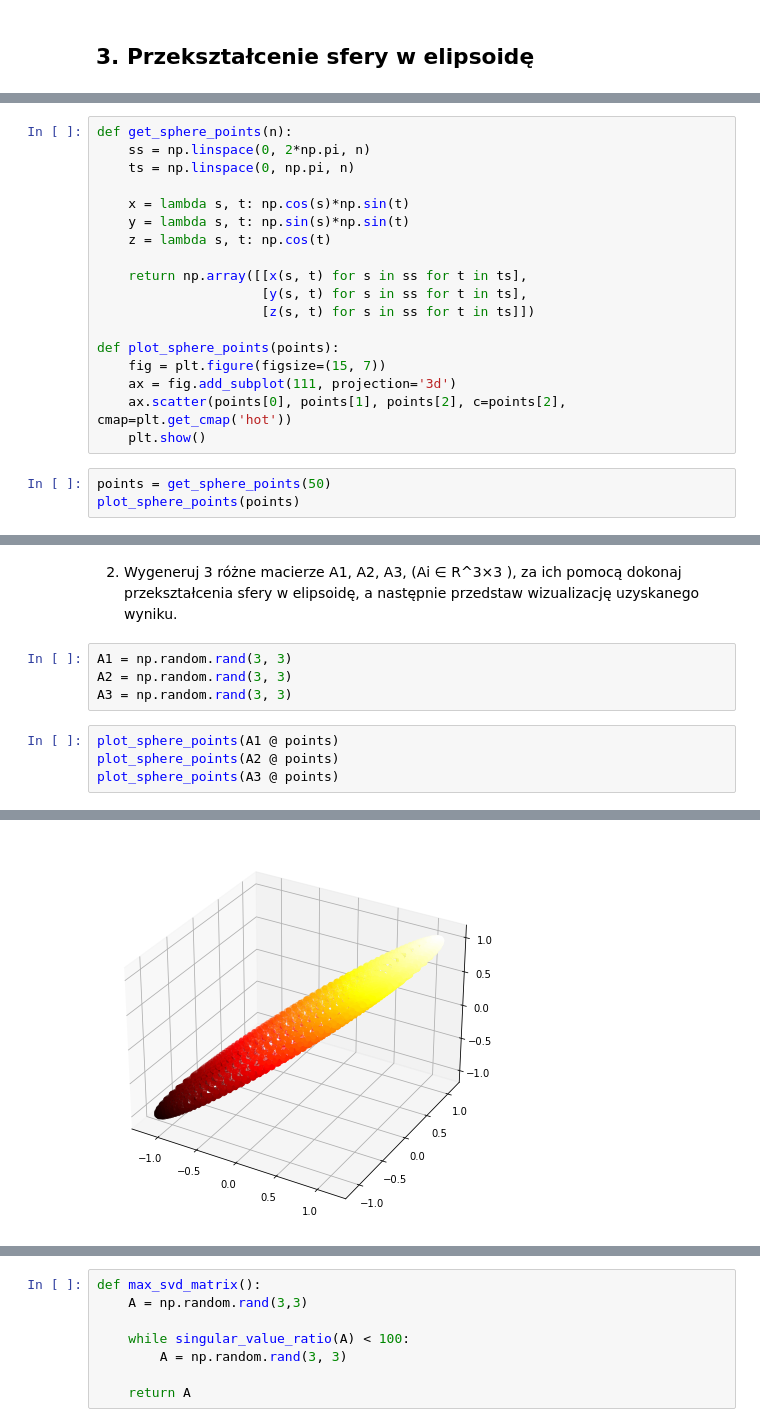
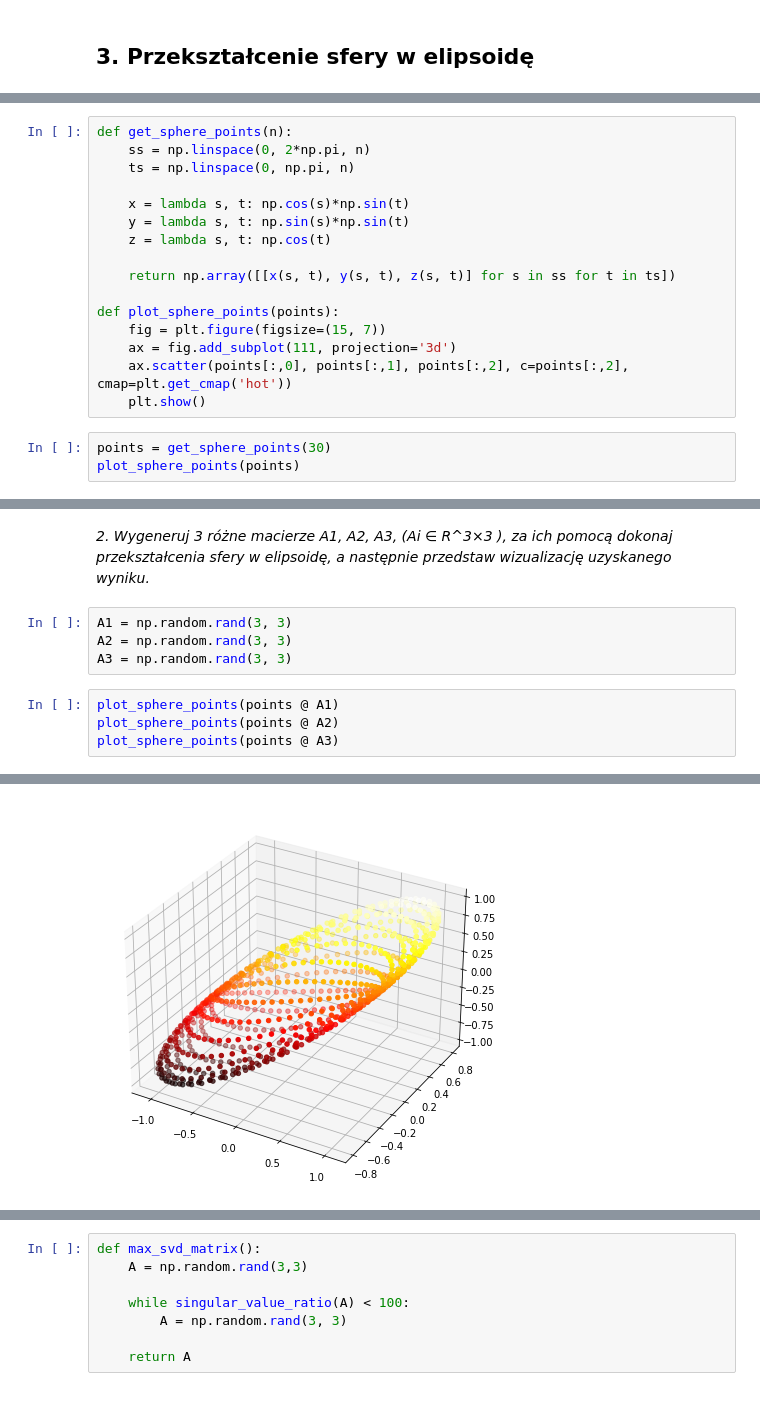
Before and after one commit to mhawryluk/mownit, a Jupyter notebook: lab6/lab6.ipynb, the cells around one changed output, grey strips where cells are left out. Drawn from its saved outputs; the diff is of its cells as text.

```diff
--- a/lab6/lab6.ipynb
+++ b/lab6/lab6.ipynb
@@ -276,16 +283,14 @@ def get_sphere_points(n):
     y = lambda s, t: np.sin(s)*np.sin(t)
     z = lambda s, t: np.cos(t)
 
-    return np.array([[x(s, t) for s in ss for t in ts],
-                     [y(s, t) for s in ss for t in ts],
-                     [z(s, t) for s in ss for t in ts]])
+    return np.array([[x(s, t), y(s, t), z(s, t)] for s in ss for t in ts])
 
 def plot_sphere_points(points):
     fig = plt.figure(figsize=(15, 7))
     ax = fig.add_subplot(111, projection='3d')
-    ax.scatter(points[0], points[1], points[2], c=points[2], cmap=plt.get_cmap('hot'))
+    ax.scatter(points[:,0], points[:,1], points[:,2], c=points[:,2], cmap=plt.get_cmap('hot'))
     plt.show()
 # %%
-points = get_sphere_points(50)
+points = get_sphere_points(30)
 plot_sphere_points(points)
 # %% [output]
@@ -293,11 +298,11 @@ plot_sphere_points(points)
 # %% [markdown]
-2. Wygeneruj 3 różne macierze A1, A2, A3, (Ai ∈ R^3×3 ), za ich pomocą dokonaj przekształcenia sfery w elipsoidę, a następnie przedstaw wizualizację uzyskanego wyniku.
+<i>2. Wygeneruj 3 różne macierze A1, A2, A3, (Ai ∈ R^3×3 ), za ich pomocą dokonaj przekształcenia sfery w elipsoidę, a następnie przedstaw wizualizację uzyskanego wyniku. </i>
 # %%
 A1 = np.random.rand(3, 3)
 A2 = np.random.rand(3, 3)
 A3 = np.random.rand(3, 3)
 # %%
-plot_sphere_points(A1 @ points)
-plot_sphere_points(A2 @ points)
-plot_sphere_points(A3 @ points)
+plot_sphere_points(points @ A1)
+plot_sphere_points(points @ A2)
+plot_sphere_points(points @ A3)
 # %% [output]
@@ -306,2 +311,2 @@ plot_sphere_points(A3 @ points)
-[figure, old version]
+[figure, new version]
 # %% [markdown]
```
Also changed, not shown: parts of 42 cells of this notebook.
